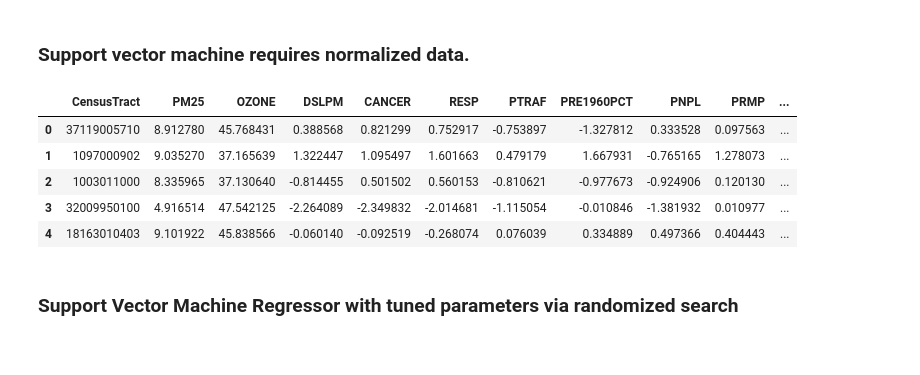
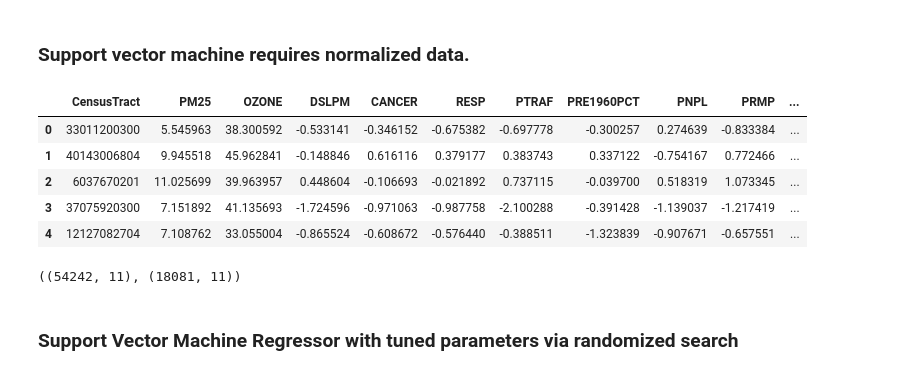
Before and after one commit to keb101/Image-Classification-Indian-Clothing, a Jupyter notebook: Capstone_Two/notebooks/Modeling/Modeling_COPD.ipynb, the cells around one changed output. Saved outputs shown, nothing was run; the diff lists cells and outputs as text; code cells hidden in the pictures.

```diff
--- a/Capstone_Two/notebooks/Modeling/Modeling_COPD.ipynb
+++ b/Capstone_Two/notebooks/Modeling/Modeling_COPD.ipynb
@@ -489,18 +491,20 @@ LGBMRegressor(reg_alpha=6.000583314768741, reg_lambda=0.001)
 ### Support vector machine requires normalized data.
 # %%
 # Importing normalized data
-X_test_log = pd.read_csv("/Users/butler/Documents/hp/Capstone_Two/data/processed/X_test_log_CHD")
-X_train_log = pd.read_csv("/Users/butler/Documents/hp/Capstone_Two/data/processed/X_train_log_CHD")
-y_test_log = pd.read_csv("/Users/butler/Documents/hp/Capstone_Two/data/processed/y_test_log_CHD")
-y_train_log = pd.read_csv("/Users/butler/Documents/hp/Capstone_Two/data/processed/y_train_log_CHD")
+X_test_log = pd.read_csv("/Users/butler/Documents/hp/Capstone_Two/data/processed/X_test_log_COPD")
+X_train_log = pd.read_csv("/Users/butler/Documents/hp/Capstone_Two/data/processed/X_train_log_COPD")
 X_train_log.head()
 # %% [output]
 |  | CensusTract | PM25 | OZONE | DSLPM | CANCER | RESP | PTRAF | PRE1960PCT | PNPL | PRMP | ... |
-| 0 | 37119005710 | 8.912780 | 45.768431 | 0.388568 | 0.821299 | 0.752917 | -0.753897 | -1.327812 | 0.333528 | 0.097563 | ... |
-| 1 | 1097000902 | 9.035270 | 37.165639 | 1.322447 | 1.095497 | 1.601663 | 0.479179 | 1.667931 | -0.765165 | 1.278073 | ... |
-| 2 | 1003011000 | 8.335965 | 37.130640 | -0.814455 | 0.501502 | 0.560153 | -0.810621 | -0.977673 | -0.924906 | 0.120130 | ... |
-| 3 | 32009950100 | 4.916514 | 47.542125 | -2.264089 | -2.349832 | -2.014681 | -1.115054 | -0.010846 | -1.381932 | 0.010977 | ... |
-| 4 | 18163010403 | 9.101922 | 45.838566 | -0.060140 | -0.092519 | -0.268074 | 0.076039 | 0.334889 | 0.497366 | 0.404443 | ... |
+| 0 | 33011200300 | 5.545963 | 38.300592 | -0.533141 | -0.346152 | -0.675382 | -0.697778 | -0.300257 | 0.274639 | -0.833384 | ... |
+| 1 | 40143006804 | 9.945518 | 45.962841 | -0.148846 | 0.616116 | 0.379177 | 0.383743 | 0.337122 | -0.754167 | 0.772466 | ... |
+| 2 | 6037670201 | 11.025699 | 39.963957 | 0.448604 | -0.106693 | -0.021892 | 0.737115 | -0.039700 | 0.518319 | 1.073345 | ... |
+| 3 | 37075920300 | 7.151892 | 41.135693 | -1.724596 | -0.971063 | -0.987758 | -2.100288 | -0.391428 | -1.139037 | -1.217419 | ... |
+| 4 | 12127082704 | 7.108762 | 33.055004 | -0.865524 | -0.608672 | -0.576440 | -0.388511 | -1.323839 | -0.907671 | -0.657551 | ... |
+# %%
+X_train_log.shape, X_test_log.shape
+# %% [output]
+((54242, 11), (18081, 11))
 # %% [markdown]
 ### Support Vector Machine Regressor with tuned parameters via randomized search
 # %%
```
Also changed, not shown: parts of 13 cells of this notebook, 5 other files.
